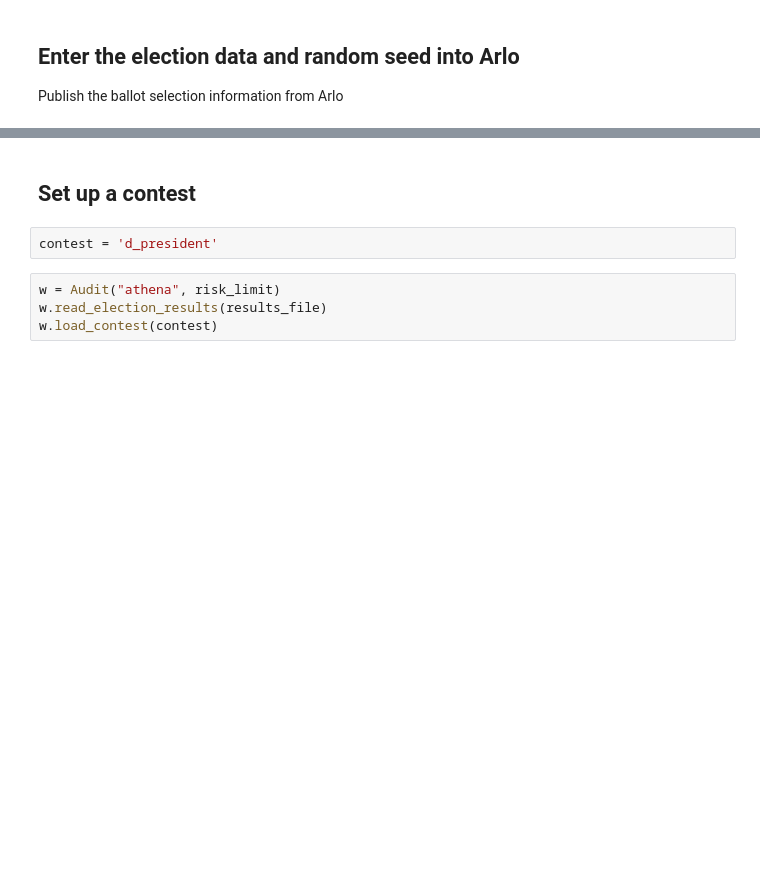
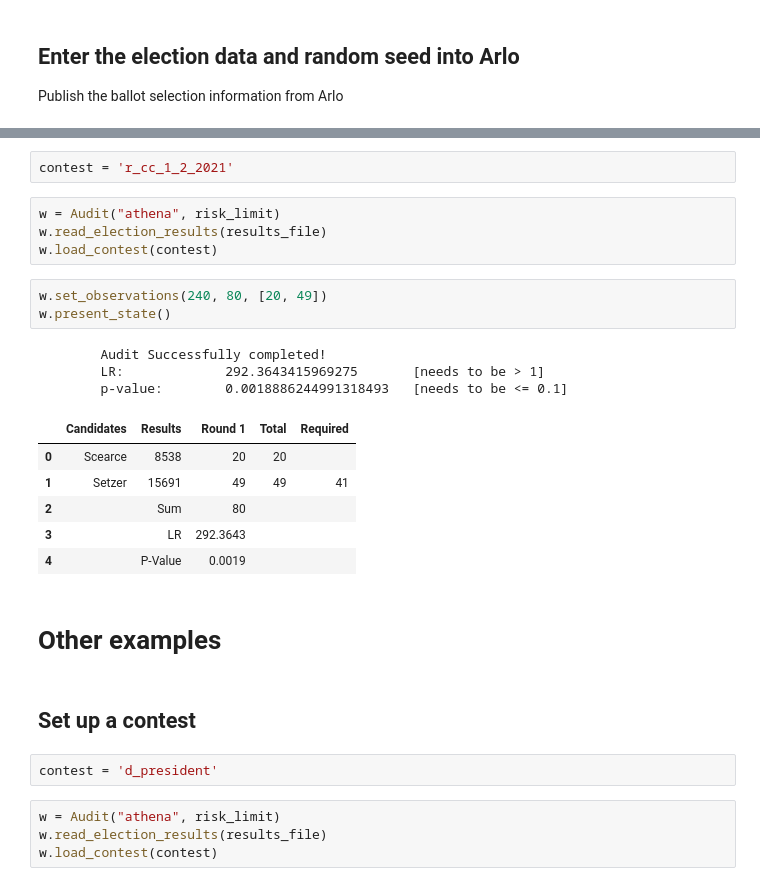
Before and after one commit to filipzz/athena, a Jupyter notebook: code/athena-montgomery.ipynb, the cells around one changed output, grey strips where cells are left out. Saved outputs shown, nothing was run; the diff lists cells and outputs as text; blank space fills up the shorter version.

```diff
--- a/code/athena-montgomery.ipynb
+++ b/code/athena-montgomery.ipynb
@@ -79,3 +144,24 @@ Publish the ballot selection information from Arlo
+# %%
+contest = 'r_cc_1_2_2021'
+# %%
+w = Audit("athena", risk_limit)
+w.read_election_results(results_file)
+w.load_contest(contest)
+# %%
+w.set_observations(240, 80, [20, 49])
+w.present_state()
+# %% [output]
+        Audit Successfully completed!
+        LR:             292.3643415969275       [needs to be > 1]
+        p-value:        0.0018886244991318493   [needs to be <= 0.1]
+|  | Candidates | Results | Round 1 | Total | Required |
+| 0 | Scearce | 8538 | 20 | 20 |  |
+| 1 | Setzer | 15691 | 49 | 49 | 41 |
+| 2 |  | Sum | 80 |  |  |
+| 3 |  | LR | 292.3643 |  |  |
+| 4 |  | P-Value | 0.0019 |  |  |
+# %% [markdown]
+# Other examples
 # %% [markdown]
 ## Set up a contest
 # %%
```
Also changed, not shown: parts of 11 cells of this notebook.
